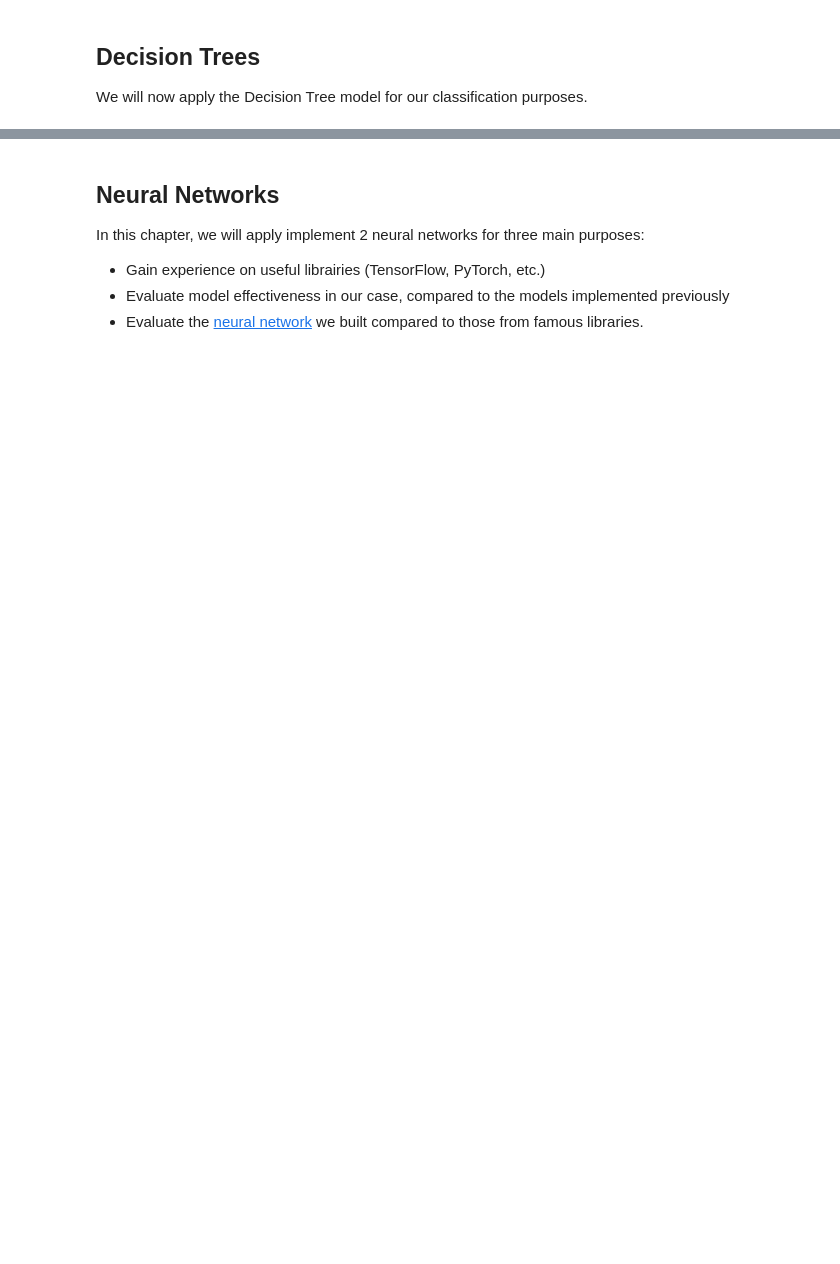
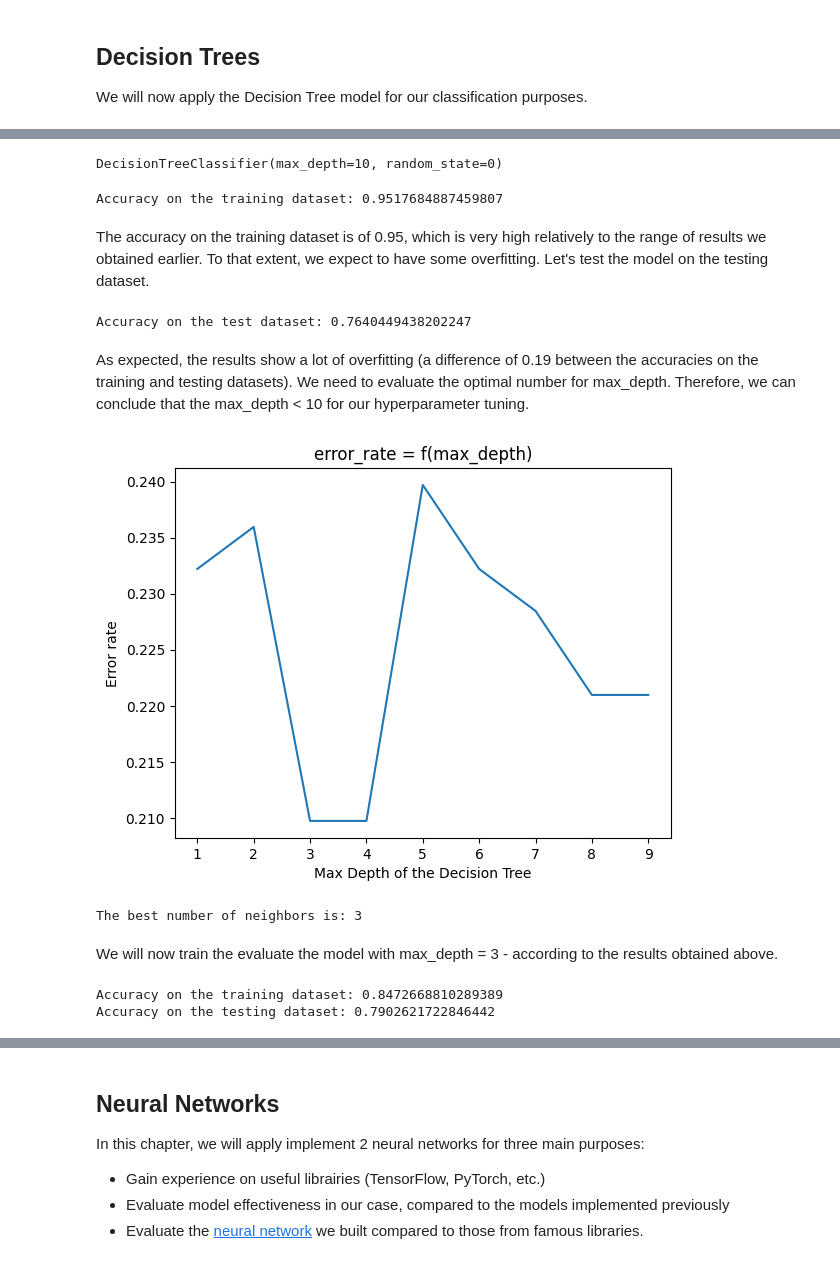
Before and after one commit to Gdeterline/Titanic_Survival_Prediction, a Jupyter notebook: main.ipynb, the cells around one changed output, grey strips where cells are left out. Drawn from its saved outputs; the diff is of its cells as text; code cells hidden in the pictures; blank space fills up the shorter version.

Commit message:
decision trees added

```diff
--- a/main.ipynb
+++ b/main.ipynb
@@ -638,0 +645,56 @@ We will now apply the Decision Tree model for our classification purposes.
+# %%
+Gini_DT = DecisionTreeClassifier(criterion='gini', random_state=0, max_depth=10)
+
+Gini_DT.fit(X_train, y_train)
+# %% [output]
+DecisionTreeClassifier(max_depth=10, random_state=0)
+# %%
+print("Accuracy on the training dataset: " + str(Gini_DT.score(X_train, y_train)))
+# %% [output]
+Accuracy on the training dataset: 0.9517684887459807
+# %% [markdown]
+The accuracy on the training dataset is of 0.95, which is very high relatively to the range of results we obtained earlier. To that extent, we expect to have some overfitting. Let's test the model on the testing dataset.
+# %%
+# Test the model on the test data
+y_test_DT_prediction = Gini_DT.predict(X_test)
+accuracy_dt_test = sk.metrics.accuracy_score(y_test, y_test_DT_prediction)
+print("Accuracy on the test dataset: " + str(accuracy_dt_test))
+# %% [output]
+Accuracy on the test dataset: 0.7640449438202247
+# %% [markdown]
+As expected, the results show a lot of overfitting (a difference of 0.19 between the accuracies on the training and testing datasets). We need to evaluate the optimal number for max_depth.
+Therefore, we can conclude that the max_depth < 10 for our hyperparameter tuning.
+# %%
+DT_error_rate = []
+
+for i in range(1,10):
+    gini_dt = DecisionTreeClassifier(criterion='gini', random_state=0, max_depth=i)
+    gini_dt.fit(X_train,y_train)
+    pred_i = gini_dt.predict(X_test)
+    DT_error_rate.append(np.mean(pred_i != y_test))
+
+plt.plot(range(1, 10), DT_error_rate)
+plt.xlabel('Max Depth of the Decision Tree')
+plt.ylabel('Error rate')
+plt.title('error_rate = f(max_depth)')
+plt.savefig("./data_analysis_plots/DT_max_depth_evaluation.png")
+plt.show()
+
+print("The best number of neighbors is: " + str(DT_error_rate.index(min(DT_error_rate)) + 1))
+# %% [output]
+[figure, added]
+The best number of neighbors is: 3
+# %% [markdown]
+We will now train the evaluate the model with max_depth = 3 - according to the results obtained above.
+# %%
+Gini_DT = DecisionTreeClassifier(criterion='gini', random_state=0, max_depth=3)
+Gini_DT.fit(X_train, y_train)
+
+y_test_DT_prediction = Gini_DT.predict(X_test)
+accuracy_dt_test = sk.metrics.accuracy_score(y_test, y_test_DT_prediction)
+
+print("Accuracy on the training dataset: " + str(Gini_DT.score(X_train, y_train)))
+print("Accuracy on the testing dataset: " + str(accuracy_dt_test))
+# %% [output]
+Accuracy on the training dataset: 0.8472668810289389
+Accuracy on the testing dataset: 0.7902621722846442
```
Also changed, not shown: parts of 8 cells of this notebook, 2 other files.
